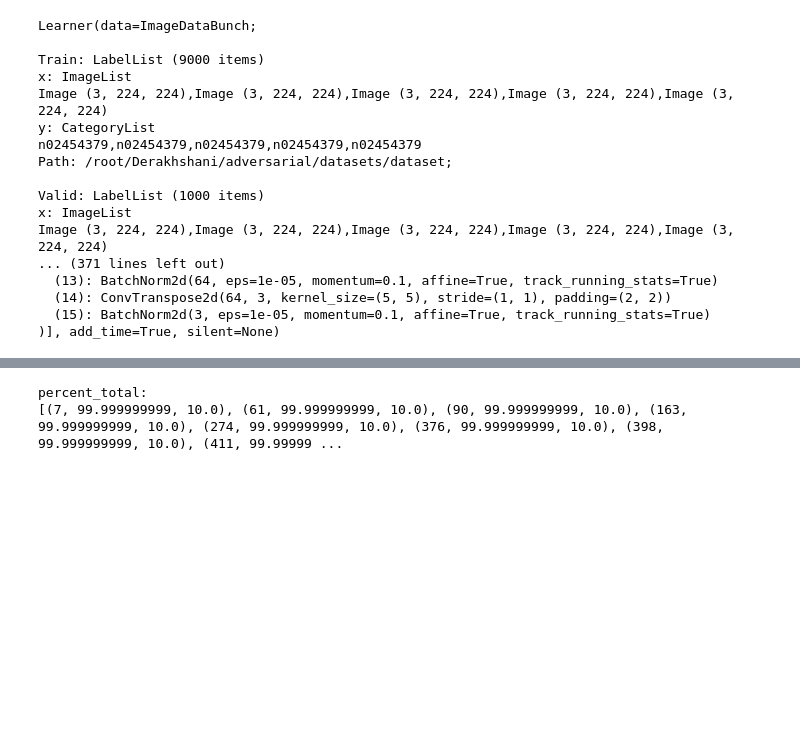
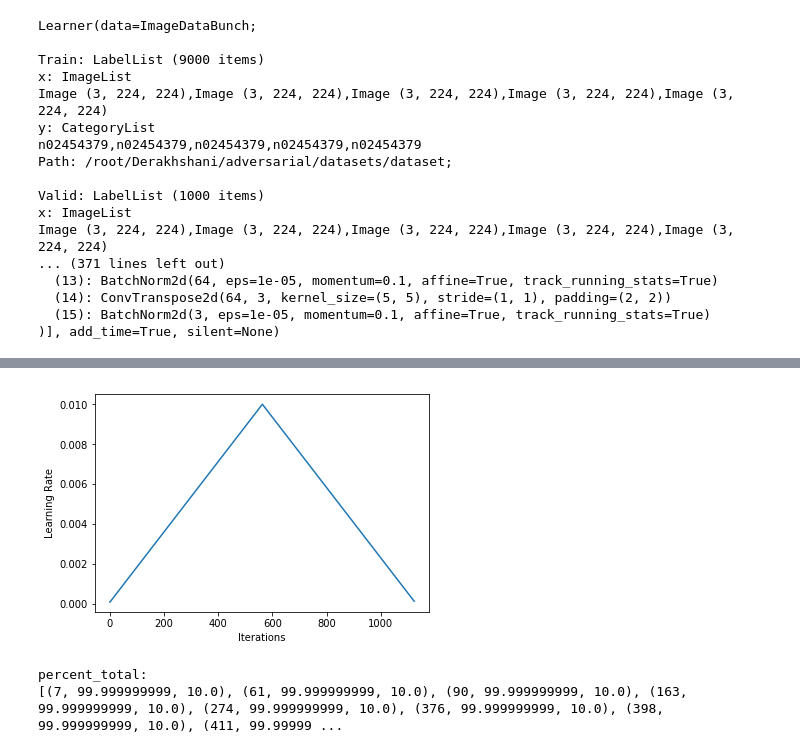
Before and after one commit to ahmad-PH/nag-notebooks, a Jupyter notebook: NAG_randomnessRemoval.ipynb, the cells around one changed output, grey strips where cells are left out. Saved outputs shown, nothing was run; the diff lists cells and outputs as text; code cells hidden in the pictures; blank space fills up the shorter version.

```diff
--- a/NAG_randomnessRemoval.ipynb
+++ b/NAG_randomnessRemoval.ipynb
@@ -1324,3 +1348,7 @@ models_directory returned is:  models/477
+# %%
+learn.recorder.plot_lr()
+# %% [output]
+[figure, added]
 # %%
 from cleanup import cleanup_models_folder
 cleanup_models_folder('/root/Derakhshani/adversarial/models')
```
Also changed, not shown: parts of 8 cells of this notebook, 28 other files.
